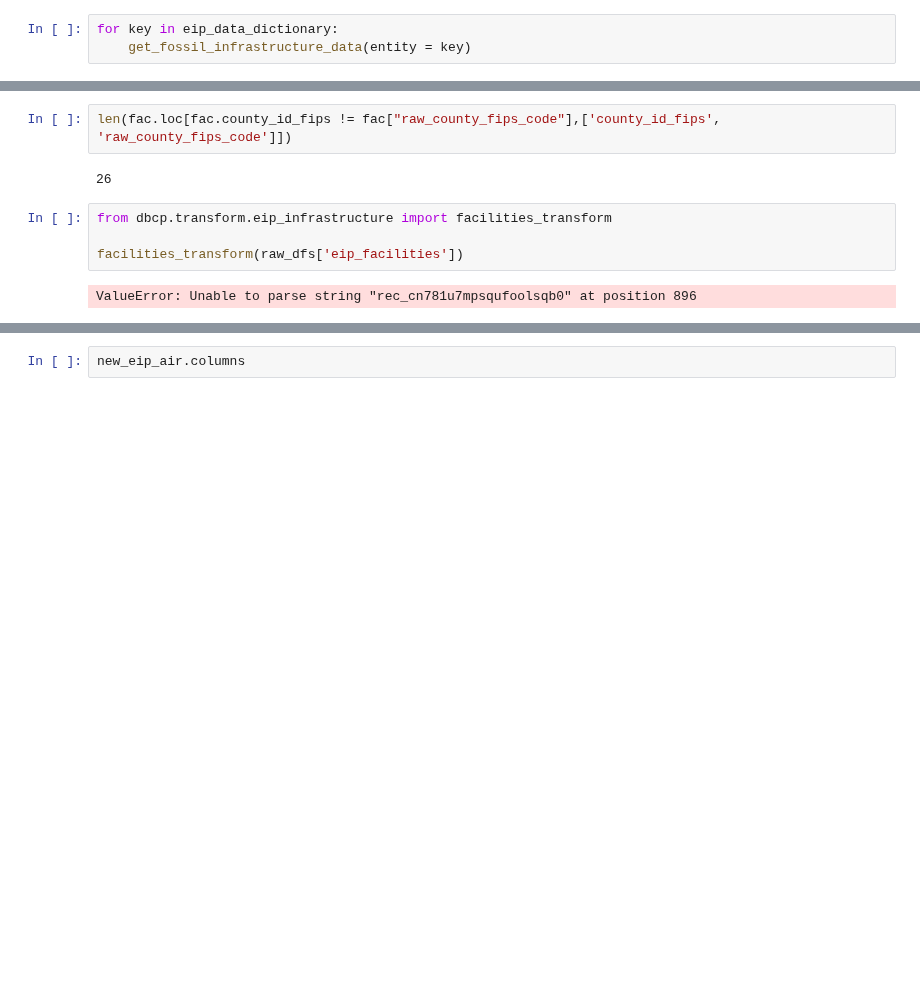
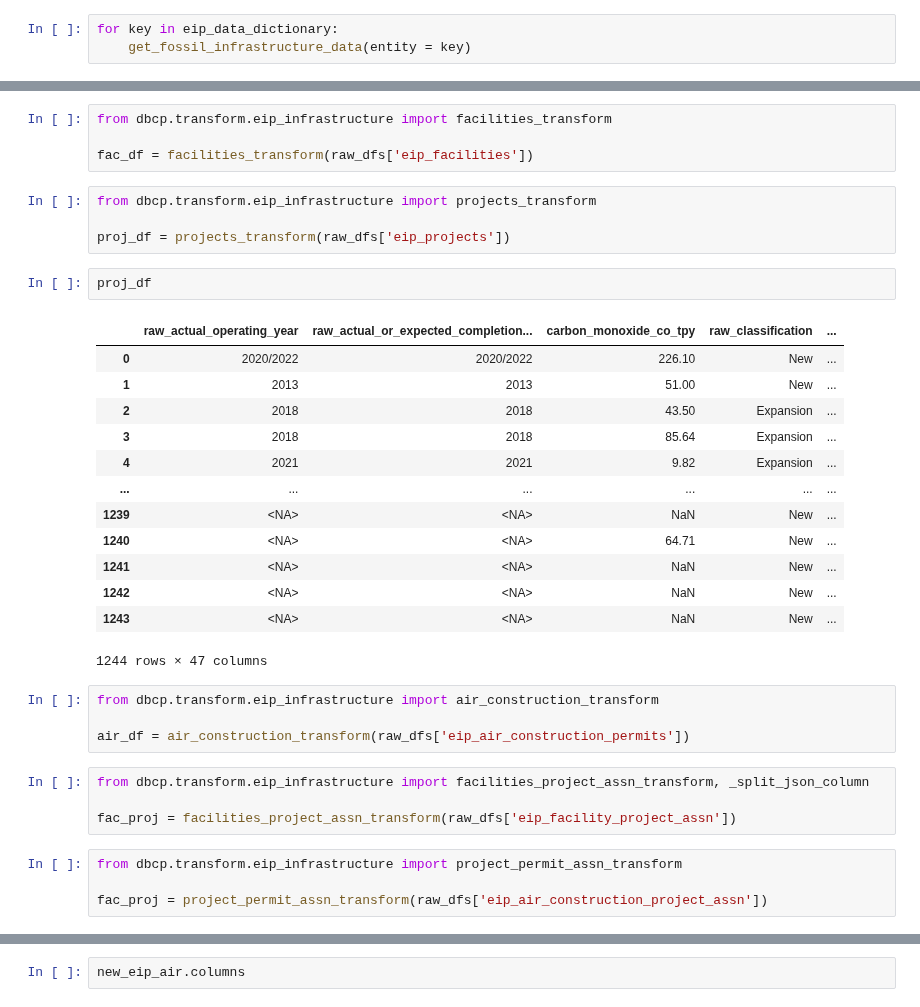
Before and after one commit to deployment-gap-model-education-fund/deployment-gap-model, a Jupyter notebook: notebooks/data_updates/eip_infrastructure/eip_update.ipynb, the cells around one changed output, grey strips where cells are left out. Drawn from its saved outputs; the diff is of its cells as text; blank space fills up the shorter version.

```diff
--- a/notebooks/data_updates/eip_infrastructure/eip_update.ipynb
+++ b/notebooks/data_updates/eip_infrastructure/eip_update.ipynb
@@ -263,10 +68,36 @@ fac["date_modified"] = pd.to_datetime(
-# %%
-len(fac.loc[fac.county_id_fips != fac["raw_county_fips_code"],['county_id_fips', 'raw_county_fips_code']])
-# %% [output]
-26
 # %%
 from dbcp.transform.eip_infrastructure import facilities_transform
 
-facilities_transform(raw_dfs['eip_facilities'])
+fac_df = facilities_transform(raw_dfs['eip_facilities'])
-# %% [output]
-ValueError: Unable to parse string "rec_cn781u7mpsqufoolsqb0" at position 896
+# %%
+from dbcp.transform.eip_infrastructure import projects_transform
+
+proj_df = projects_transform(raw_dfs['eip_projects'])
+# %%
+proj_df
+# %% [output]
+|  | raw_actual_operating_year | raw_actual_or_expected_completion... | carbon_monoxide_co_tpy | raw_classification | ... |
+| 0 | 2020/2022 | 2020/2022 | 226.10 | New | ... |
+| 1 | 2013 | 2013 | 51.00 | New | ... |
+| 2 | 2018 | 2018 | 43.50 | Expansion | ... |
+| 3 | 2018 | 2018 | 85.64 | Expansion | ... |
+| 4 | 2021 | 2021 | 9.82 | Expansion | ... |
+| ... | ... | ... | ... | ... | ... |
+| 1239 | <NA> | <NA> | NaN | New | ... |
+| 1240 | <NA> | <NA> | 64.71 | New | ... |
+| 1241 | <NA> | <NA> | NaN | New | ... |
+| 1242 | <NA> | <NA> | NaN | New | ... |
+| 1243 | <NA> | <NA> | NaN | New | ... |
+1244 rows × 47 columns
+# %%
+from dbcp.transform.eip_infrastructure import air_construction_transform
+
+air_df = air_construction_transform(raw_dfs['eip_air_construction_permits'])
+# %%
+from dbcp.transform.eip_infrastructure import facilities_project_assn_transform, _split_json_column
+
+fac_proj = facilities_project_assn_transform(raw_dfs['eip_facility_project_assn'])
+# %%
+from dbcp.transform.eip_infrastructure import project_permit_assn_transform
+
+fac_proj = project_permit_assn_transform(raw_dfs['eip_air_construction_project_assn'])
```
Also changed, not shown: parts of 14 cells of this notebook, 1 other file.
